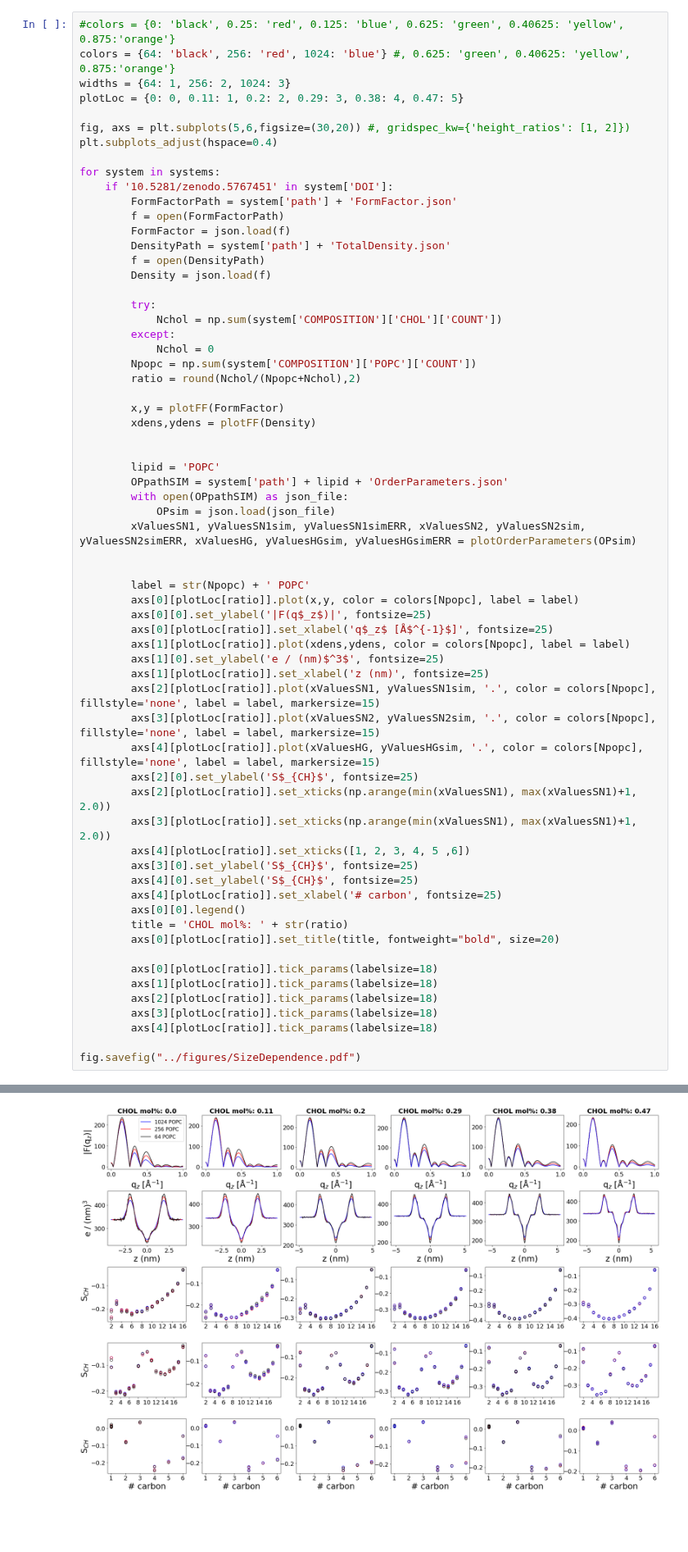
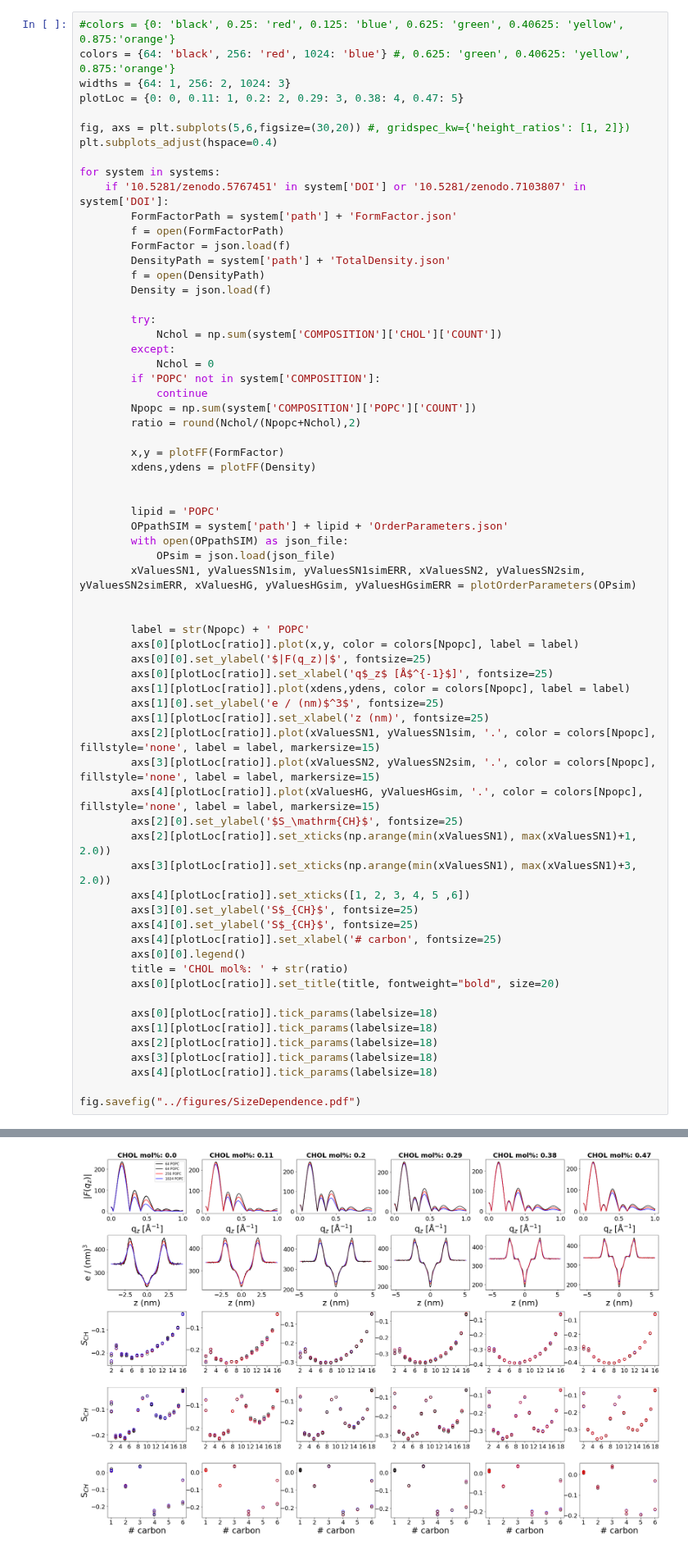
Before and after one commit to NMRLipids/DataBankManuscript, a Jupyter notebook: scripts/plotFormFactors.ipynb, the cells around one changed output, grey strips where cells are left out. Shown at 82% size. Drawn from its saved outputs; the diff is of its cells as text; blank space fills up the shorter version.

Commit message:
Update ../figures/SizeDependence.pdf

```diff
--- a/scripts/plotFormFactors.ipynb
+++ b/scripts/plotFormFactors.ipynb
@@ -165,7 +165,7 @@ fig, axs = plt.subplots(5,6,figsize=(30,20)) #, gridspec_kw={'height_ratios': [1
 plt.subplots_adjust(hspace=0.4)
 
 for system in systems:
-    if '10.5281/zenodo.5767451' in system['DOI']:
+    if '10.5281/zenodo.5767451' in system['DOI'] or '10.5281/zenodo.7103807' in system['DOI']:
         FormFactorPath = system['path'] + 'FormFactor.json'
         f = open(FormFactorPath)
         FormFactor = json.load(f)
@@ -177,6 +177,8 @@ for system in systems:
             Nchol = np.sum(system['COMPOSITION']['CHOL']['COUNT'])
         except:
             Nchol = 0
+        if 'POPC' not in system['COMPOSITION']:
+            continue
         Npopc = np.sum(system['COMPOSITION']['POPC']['COUNT'])
         ratio = round(Nchol/(Npopc+Nchol),2)
 
@@ -193,7 +195,7 @@ for system in systems:
 
         label = str(Npopc) + ' POPC'
         axs[0][plotLoc[ratio]].plot(x,y, color = colors[Npopc], label = label)
-        axs[0][0].set_ylabel('|F(q$_z$)|', fontsize=25)
+        axs[0][0].set_ylabel('$|F(q_z)|$', fontsize=25)
         axs[0][plotLoc[ratio]].set_xlabel('q$_z$ [Å$^{-1}$]', fontsize=25)
         axs[1][plotLoc[ratio]].plot(xdens,ydens, color = colors[Npopc], label = label)
         axs[1][0].set_ylabel('e / (nm)$^3$', fontsize=25)
@@ -201,9 +203,9 @@ for system in systems:
         axs[2][plotLoc[ratio]].plot(xValuesSN1, yValuesSN1sim, '.', color = colors[Npopc], fillstyle='none', label = label, markersize=15)
         axs[3][plotLoc[ratio]].plot(xValuesSN2, yValuesSN2sim, '.', color = colors[Npopc], fillstyle='none', label = label, markersize=15)
         axs[4][plotLoc[ratio]].plot(xValuesHG, yValuesHGsim, '.', color = colors[Npopc], fillstyle='none', label = label, markersize=15)
-        axs[2][0].set_ylabel('S$_{CH}$', fontsize=25)
+        axs[2][0].set_ylabel('$S_\mathrm{CH}$', fontsize=25)
         axs[2][plotLoc[ratio]].set_xticks(np.arange(min(xValuesSN1), max(xValuesSN1)+1, 2.0))
-        axs[3][plotLoc[ratio]].set_xticks(np.arange(min(xValuesSN1), max(xValuesSN1)+1, 2.0))
+        axs[3][plotLoc[ratio]].set_xticks(np.arange(min(xValuesSN1), max(xValuesSN1)+3, 2.0))
         axs[4][plotLoc[ratio]].set_xticks([1, 2, 3, 4, 5 ,6])
         axs[3][0].set_ylabel('S$_{CH}$', fontsize=25)
         axs[4][0].set_ylabel('S$_{CH}$', fontsize=25)
@@ -234,4 +226,4 @@ No handles with labels found to put in legend.
-[figure, old version]
+[figure, new version]
 # %%
 #colors = {0: 'black', 0.25: 'red', 0.125: 'blue', 0.625: 'green', 0.40625: 'yellow', 0.875:'orange'}
 colors = {64: 'black', 256: 'red', 1024: 'blue'} #, 0.625: 'green', 0.40625: 'yellow', 0.875:'orange'}
```
Also changed, not shown: parts of 1 cell of this notebook, 2 other files.
